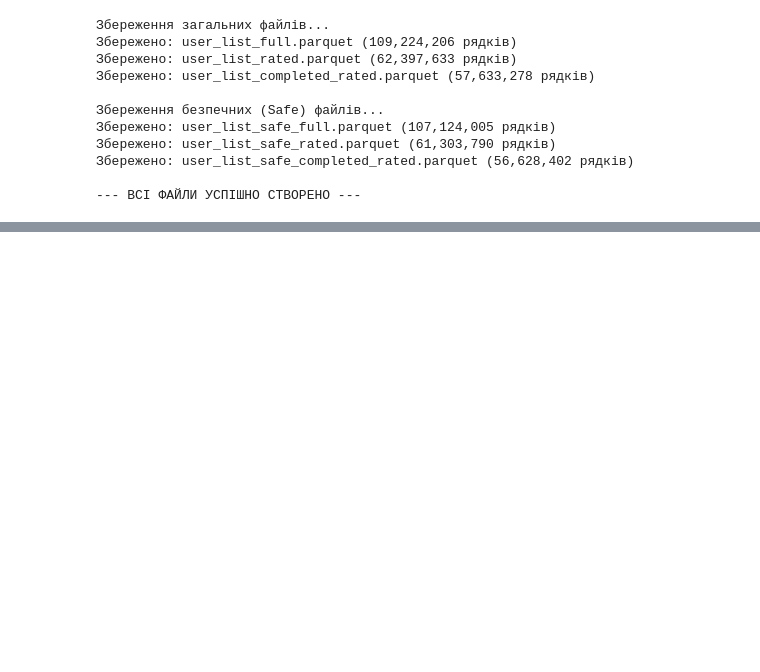
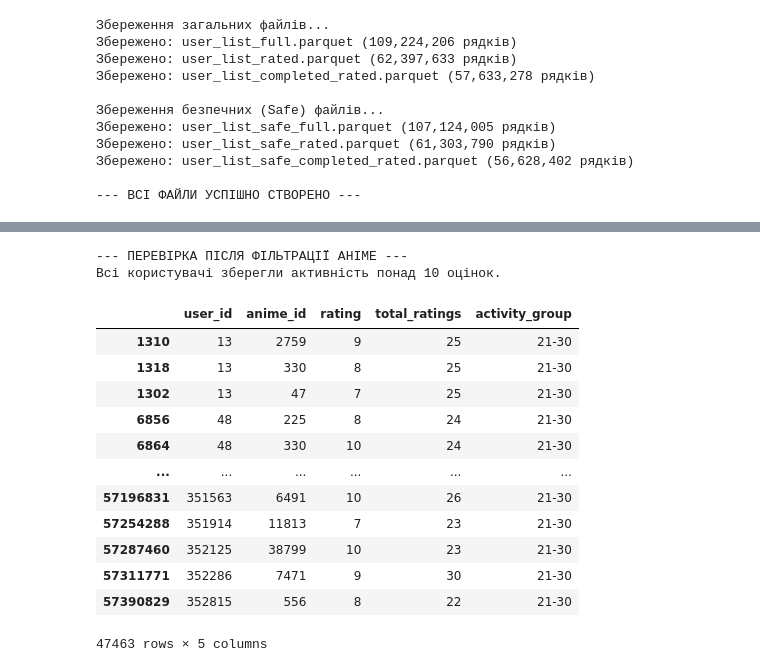
Before and after one commit to AntonBubnov/anime-rec-sys-evaluation, a Jupyter notebook: notebooks/02_user_preprocessing.ipynb, the cells around one changed output, grey strips where cells are left out. Cells and saved outputs as stored; diff of their text form; code cells hidden in the pictures; blank space fills up the shorter version.

```diff
--- a/notebooks/02_user_preprocessing.ipynb
+++ b/notebooks/02_user_preprocessing.ipynb
@@ -505,0 +648,21 @@ print("\n--- ВСІ ФАЙЛИ УСПІШНО СТВОРЕНО ---")
+# %%
+print(f"Початкова кількість записів: {len(df_interactions):,}")
+
+# 2. Очищення: залишаємо лише користувачів з > 10 оцінками
+# Використовуємо transform, щоб швидко відфільтрувати основний DataFrame
+user_ratings_count = df_interactions.groupby('user_id')['user_id'].transform('size')
+df_clean = df_interactions[user_ratings_count > 10].copy()
+
+print(f"Записів після видалення користувачів з <= 10 оцінками: {len(df_clean):,}")
+
+# 3. Аналіз розподілу по аніме
+anime_ratings_series = df_clean.groupby('anime_id').size()
+unique_anime_count = df_clean['anime_id'].nunique()
+
+print("\n--- СТАТИСТИКА РОЗПОДІЛУ ПО АНІМЕ ---")
+print(f"Кількість унікальних аніме: {unique_anime_count:,}")
+print("\nСтатистика кількості оцінок на один тайтл:")
+print(anime_ratings_series.describe())
+
+# Опціонально: виведемо медіану окремо для чіткості
+print(f"\nМедіана оцінок на одне аніме: {anime_ratings_series.median()}")
@@ -505,0 +688,21 @@ print("\n--- ВСІ ФАЙЛИ УСПІШНО СТВОРЕНО ---")
+# %%
+# Визначаємо поріг для аніме (наприклад, мінімум 10 оцінок)
+min_anime_ratings_threshold = 10
+
+# 1. Підраховуємо кількість оцінок для кожного аніме
+anime_counts = df_clean.groupby('anime_id')['anime_id'].transform('size')
+
+# 2. Фільтруємо датафрейм
+df_final = df_clean[anime_counts >= min_anime_ratings_threshold].copy()
+
+# 3. Виводимо підсумкові результати
+print(f"--- ПІДСУМКИ ОЧИЩЕННЯ (Поріг аніме: {min_anime_ratings_threshold}+) ---")
+print(f"Початкова кількість аніме: {df_clean['anime_id'].nunique():,}")
+print(f"Залишилося аніме:         {df_final['anime_id'].nunique():,}")
+print(f"Видалено рідкісних аніме: {df_clean['anime_id'].nunique() - df_final['anime_id'].nunique():,}")
+print(f"Загальна кількість записів: {len(df_final):,}")
+
+# 4. Оновлена статистика розподілу
+final_anime_stats = df_final.groupby('anime_id').size()
+print("\nНова статистика кількості оцінок на один тайтл:")
+print(final_anime_stats.describe())
@@ -505,0 +726,21 @@ print("\n--- ВСІ ФАЙЛИ УСПІШНО СТВОРЕНО ---")
+# %%
+# 1. Рахуємо нову кількість оцінок для кожного користувача в df_final
+final_user_counts = df_final.groupby('user_id').size()
+
+# 2. Шукаємо користувачів, у яких тепер 10 або менше оцінок
+under_threshold_users = final_user_counts[final_user_counts <= 10]
+
+# 3. Виводимо результати перевірки
+print("--- ПЕРЕВІРКА ПІСЛЯ ФІЛЬТРАЦІЇ АНІМЕ ---")
+if len(under_threshold_users) > 0:
+    print(f"Знайдено користувачів, що впали нижче порогу: {len(under_threshold_users):,}")
+    print(f"Це становить {len(under_threshold_users) / len(final_user_counts) * 100:.2f}% від усіх активних користувачів.")
+    print(f"Загальна кількість їхніх оцінок: {under_threshold_users.sum():,}")
+
+    print("\nПриклад таких користувачів (ID та нова кількість оцінок):")
+    print(under_threshold_users.head())
+else:
+    print("Всі користувачі зберегли активність понад 10 оцінок.")
+# %% [output]
+--- ПЕРЕВІРКА ПІСЛЯ ФІЛЬТРАЦІЇ АНІМЕ ---
+Всі користувачі зберегли активність понад 10 оцінок.
@@ -505,0 +836,16 @@ print("\n--- ВСІ ФАЙЛИ УСПІШНО СТВОРЕНО ---")
+# %%
+df_train_example
+# %% [output]
+|  | user_id | anime_id | rating | total_ratings | activity_group |
+| 1310 | 13 | 2759 | 9 | 25 | 21-30 |
+| 1318 | 13 | 330 | 8 | 25 | 21-30 |
+| 1302 | 13 | 47 | 7 | 25 | 21-30 |
+| 6856 | 48 | 225 | 8 | 24 | 21-30 |
+| 6864 | 48 | 330 | 10 | 24 | 21-30 |
+| ... | ... | ... | ... | ... | ... |
+| 57196831 | 351563 | 6491 | 10 | 26 | 21-30 |
+| 57254288 | 351914 | 11813 | 7 | 23 | 21-30 |
+| 57287460 | 352125 | 38799 | 10 | 23 | 21-30 |
+| 57311771 | 352286 | 7471 | 9 | 30 | 21-30 |
+| 57390829 | 352815 | 556 | 8 | 22 | 21-30 |
+47463 rows × 5 columns
```
Also changed, not shown: parts of 8 cells of this notebook.
